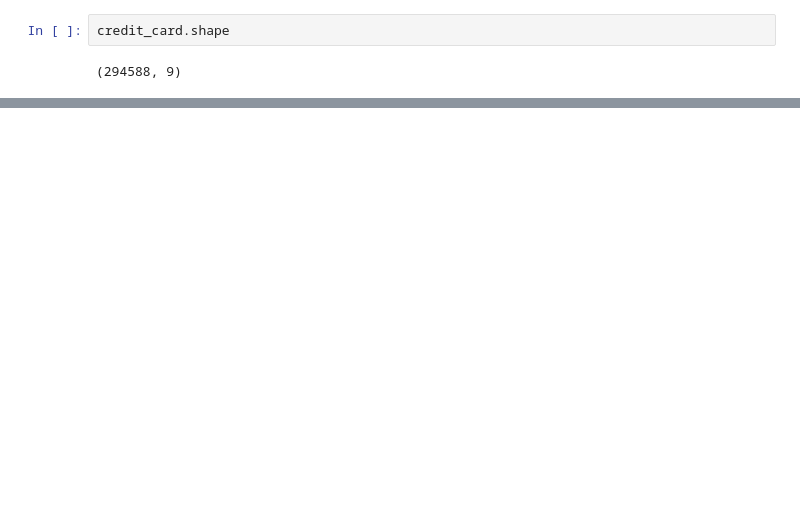
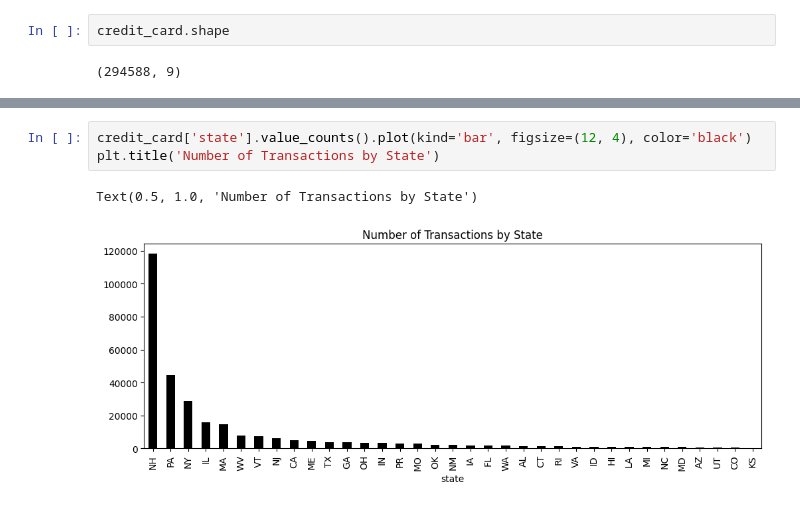
Before and after one commit to kefrankk/ML-fraud-detection, a Jupyter notebook: fraud_detection_model.ipynb, the cells around one changed output, grey strips where cells are left out. Saved outputs shown, nothing was run; the diff lists cells and outputs as text; blank space fills up the shorter version.

```diff
--- a/fraud_detection_model.ipynb
+++ b/fraud_detection_model.ipynb
@@ -62,0 +132,6 @@ credit_card.shape
+# %%
+credit_card['state'].value_counts().plot(kind='bar', figsize=(12, 4), color='black')
+plt.title('Number of Transactions by State')
+# %% [output]
+Text(0.5, 1.0, 'Number of Transactions by State')
+[figure, added]
```
Also changed, not shown: parts of 13 cells of this notebook.
